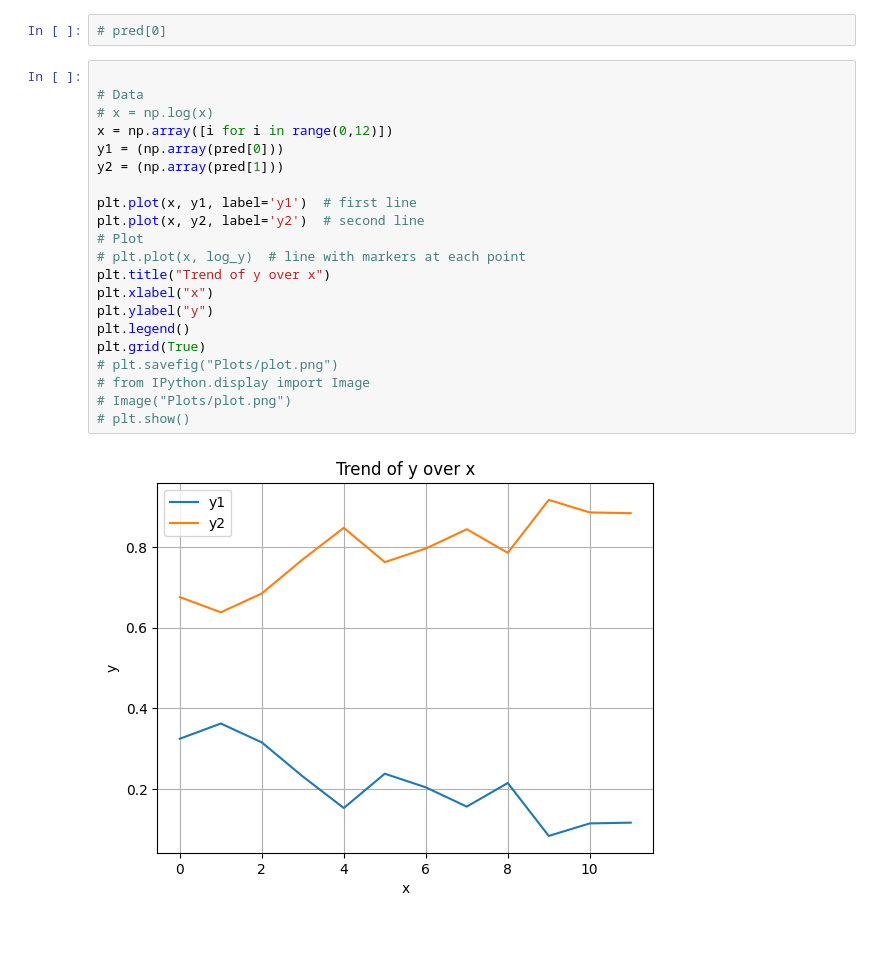
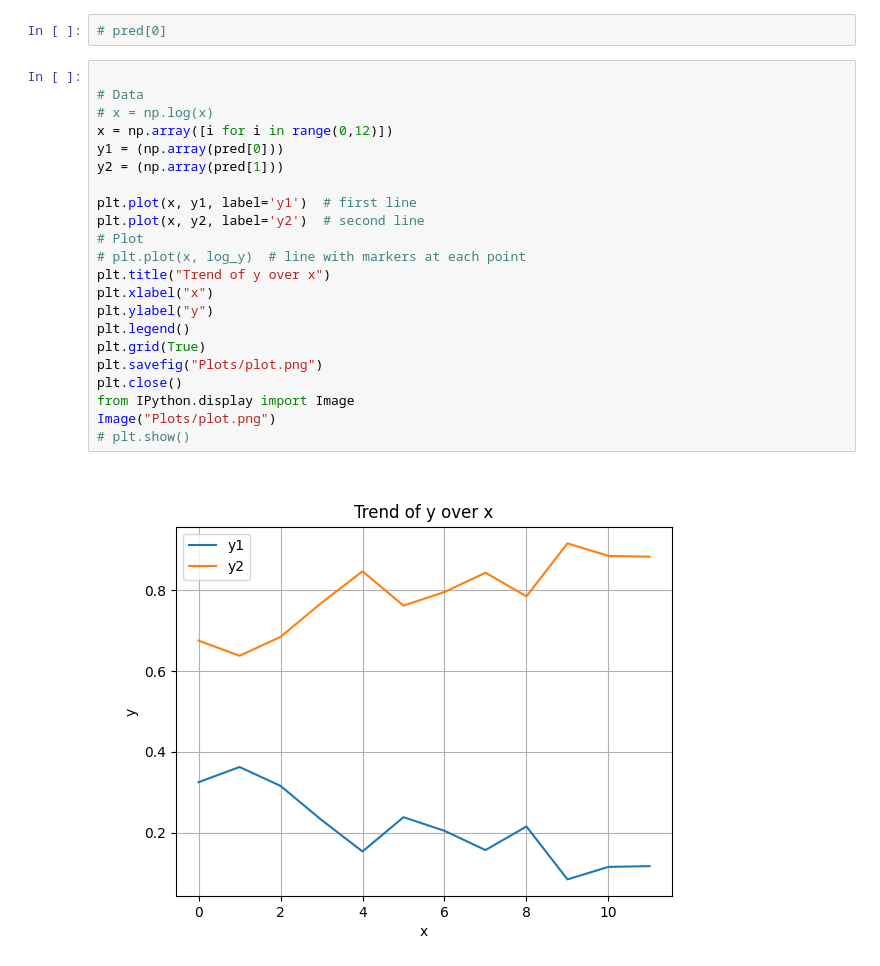
Before and after one commit to MrezBgh/xc, a Jupyter notebook: 045_Dieter_TrainingSessions.ipynb, the cells around one changed output. Drawn from its saved outputs; the diff is of its cells as text; blank space fills up the shorter version.

```diff
--- a/045_Dieter_TrainingSessions.ipynb
+++ b/045_Dieter_TrainingSessions.ipynb
@@ -1152,23 +1152,24 @@ for i in range(12):
 # %%
 
 # Data
 # x = np.log(x)
 x = np.array([i for i in range(0,12)])
 y1 = (np.array(pred[0]))
 y2 = (np.array(pred[1]))
 
 plt.plot(x, y1, label='y1')  # first line
 plt.plot(x, y2, label='y2')  # second line
 # Plot
 # plt.plot(x, log_y)  # line with markers at each point
 plt.title("Trend of y over x")
 plt.xlabel("x")
 plt.ylabel("y")
 plt.legend()
 plt.grid(True)
-# plt.savefig("Plots/plot.png")
-# from IPython.display import Image
-# Image("Plots/plot.png")
+plt.savefig("Plots/plot.png")
+plt.close()
+from IPython.display import Image
+Image("Plots/plot.png")
 # plt.show()
 # %% [output]
-[figure, old version]
+[figure, new version]
```
